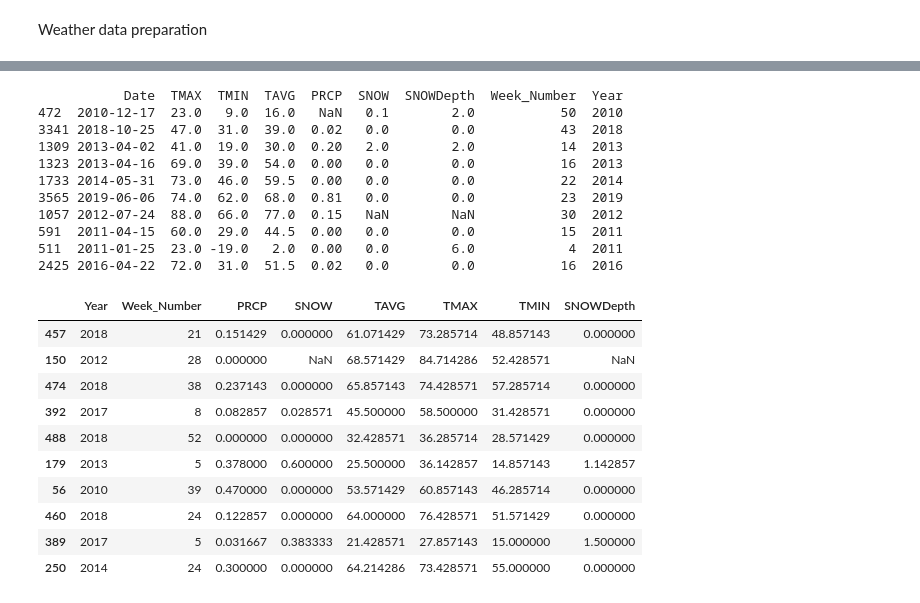
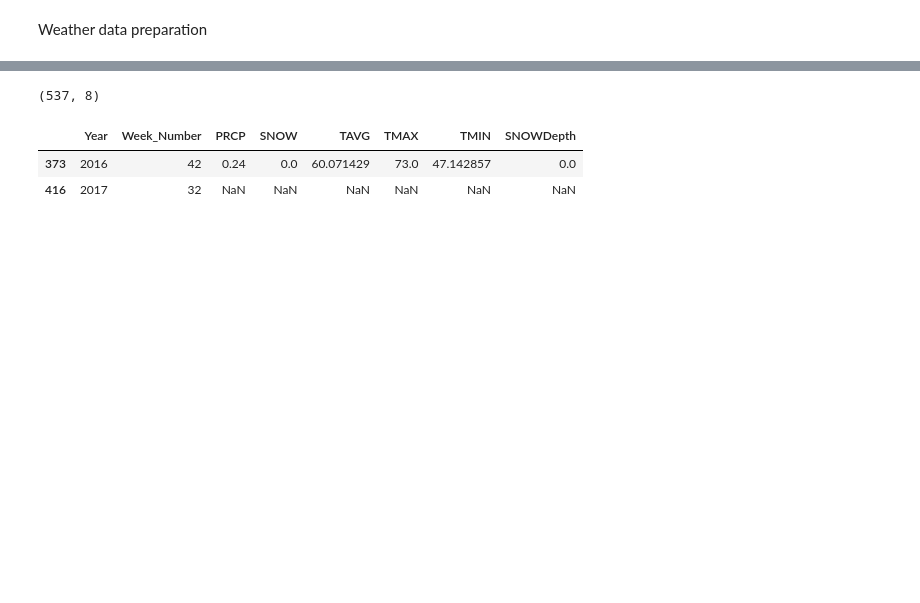
Before and after one commit to shivasanketh-rm/InfluenzaOutbreaks, a Jupyter notebook: IO_weatherPrep.ipynb, the cells around one changed output, grey strips where cells are left out. Cells and saved outputs as stored; diff of their text form; code cells hidden in the pictures; blank space fills up the shorter version.

```diff
--- a/IO_weatherPrep.ipynb
+++ b/IO_weatherPrep.ipynb
@@ -33,6 +33,6 @@ df_master.head()
 # %%
 #Read CSV file
-
+county_name = 'ROCKLAND'
 df_TPS_1 = pd.read_csv(county_name.title() + ".csv")
 df_TPS_1.head()
 df_TPS_1 = df_TPS_1.rename(columns={" Date": "DATE", " Precipitation": "PRCP", " MaxTemperature": "TMAX", " MinTemperature": "TMIN", " AvgTemperature": "TAVG", " Snowfall": "SNOW", " SnowDepth": "SNOWDepth"})
@@ -44,12 +44,9 @@ df_TPS_1['TMAX'] = pd.to_numeric(df_TPS_1['TMAX'], errors='coerce')
 df_TPS_1['TMIN'] = pd.to_numeric(df_TPS_1['TMIN'], errors='coerce')
 df_TPS_1['TAVG'] = pd.to_numeric(df_TPS_1['TAVG'], errors='coerce')
 df_TPS_1['SNOWDepth'] = pd.to_numeric(df_TPS_1['SNOWDepth'], errors='coerce')
-#print(df_TPS_1.head())
-#print(type(df_TPS_1['PRCP'][1016]))
-#print(type(df_TPS_1['SNOW'][1016]))
-
 
 #print(df_TPS_1.applymap(np.isreal))
-df_TPS_1.sample(10)
+print(df_TPS_1.shape)
+df_TPS_1.sample(2)
 #df_TPS_1.to_csv("temp.csv")
 # %% [output]
@@ -67,52 +57,35 @@ df_TPS_1.sample(10)
 # %%
 #Convert df_TPS['DATE'] to pandas Date format
 df_TPS_1['Date'] = pd.to_datetime(df_TPS_1['Date'])
 #Extract Week number from date
 df_TPS_1['Week_Number'] = df_TPS_1['Date'].dt.week
 #Extract Year number from date
 df_TPS_1['Year'] = df_TPS_1['Date'].dt.year
 df_TPS_1.fillna(df_TPS_1.groupby(df_TPS_1.Date.dt.month).transform('mean'))
 #df_TPS_1.to_csv("temp2.csv")
 
 #df_TPS_1 = df_TPS_1.drop(['Date'], axis = 1)
-print(df_TPS_1.sample(10))
+#print(df_TPS_1.sample(5))
 
 #Create a dict to denote how a feature has to be grouped
 #Eg: PRCP : mean - PRCP features are averaged over complete week
 agg_dict = {'PRCP'  : 'mean',
             'SNOW'  : 'mean',
             'TAVG'  : 'mean',
             'TMAX'  : 'mean',
             'TMIN'  : 'mean',
             'SNOWDepth' : 'mean'}
 
 #Group same Year and WeekNumnber as per the values in the agg_dict
 df_TPS_1 = df_TPS_1.groupby(['Year','Week_Number']).agg(agg_dict)
 #Year and Week_NUmber are in index format, convert them into columns
 df_TPS_1.reset_index(inplace=True)
 #Take mean of TMAX and TMIN to get TAVG (TMAX and TMIN here are already averages of the entire week)
 #df_TPS['TAVG'] = (df_TPS['TMAX'] + df_TPS['TMIN'])/2
-df_TPS_1.sample(10)
+print(df_TPS_1.shape)
+df_TPS_1.sample(2)
 # %% [output]
-           Date  TMAX  TMIN  TAVG  PRCP  SNOW  SNOWDepth  Week_Number  Year
-472  2010-12-17  23.0   9.0  16.0   NaN   0.1        2.0           50  2010
-3341 2018-10-25  47.0  31.0  39.0  0.02   0.0        0.0           43  2018
-1309 2013-04-02  41.0  19.0  30.0  0.20   2.0        2.0           14  2013
-1323 2013-04-16  69.0  39.0  54.0  0.00   0.0        0.0           16  2013
-1733 2014-05-31  73.0  46.0  59.5  0.00   0.0        0.0           22  2014
-3565 2019-06-06  74.0  62.0  68.0  0.81   0.0        0.0           23  2019
-1057 2012-07-24  88.0  66.0  77.0  0.15   NaN        NaN           30  2012
-591  2011-04-15  60.0  29.0  44.5  0.00   0.0        0.0           15  2011
-511  2011-01-25  23.0 -19.0   2.0  0.00   0.0        6.0            4  2011
-2425 2016-04-22  72.0  31.0  51.5  0.02   0.0        0.0           16  2016
+(537, 8)
 |  | Year | Week_Number | PRCP | SNOW | TAVG | TMAX | TMIN | SNOWDepth |
-| 457 | 2018 | 21 | 0.151429 | 0.000000 | 61.071429 | 73.285714 | 48.857143 | 0.000000 |
-| 150 | 2012 | 28 | 0.000000 | NaN | 68.571429 | 84.714286 | 52.428571 | NaN |
-| 474 | 2018 | 38 | 0.237143 | 0.000000 | 65.857143 | 74.428571 | 57.285714 | 0.000000 |
-| 392 | 2017 | 8 | 0.082857 | 0.028571 | 45.500000 | 58.500000 | 31.428571 | 0.000000 |
-| 488 | 2018 | 52 | 0.000000 | 0.000000 | 32.428571 | 36.285714 | 28.571429 | 0.000000 |
-| 179 | 2013 | 5 | 0.378000 | 0.600000 | 25.500000 | 36.142857 | 14.857143 | 1.142857 |
-| 56 | 2010 | 39 | 0.470000 | 0.000000 | 53.571429 | 60.857143 | 46.285714 | 0.000000 |
-| 460 | 2018 | 24 | 0.122857 | 0.000000 | 64.000000 | 76.428571 | 51.571429 | 0.000000 |
-| 389 | 2017 | 5 | 0.031667 | 0.383333 | 21.428571 | 27.857143 | 15.000000 | 1.500000 |
-| 250 | 2014 | 24 | 0.300000 | 0.000000 | 64.214286 | 73.428571 | 55.000000 | 0.000000 |
+| 373 | 2016 | 42 | 0.24 | 0.0 | 60.071429 | 73.0 | 47.142857 | 0.0 |
+| 416 | 2017 | 32 | NaN | NaN | NaN | NaN | NaN | NaN |
```
Also changed, not shown: parts of 12 cells of this notebook.
